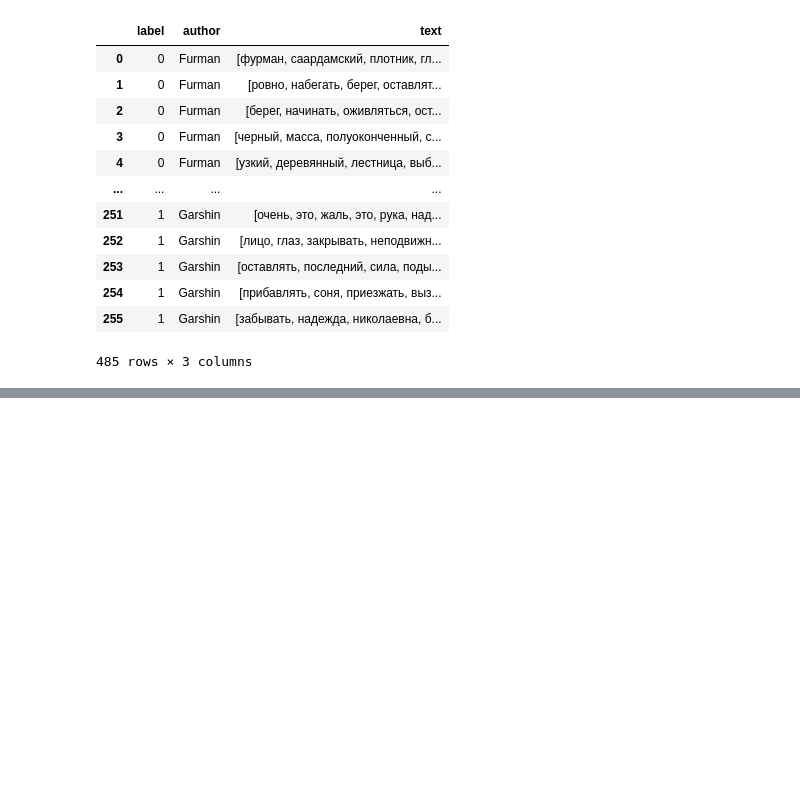
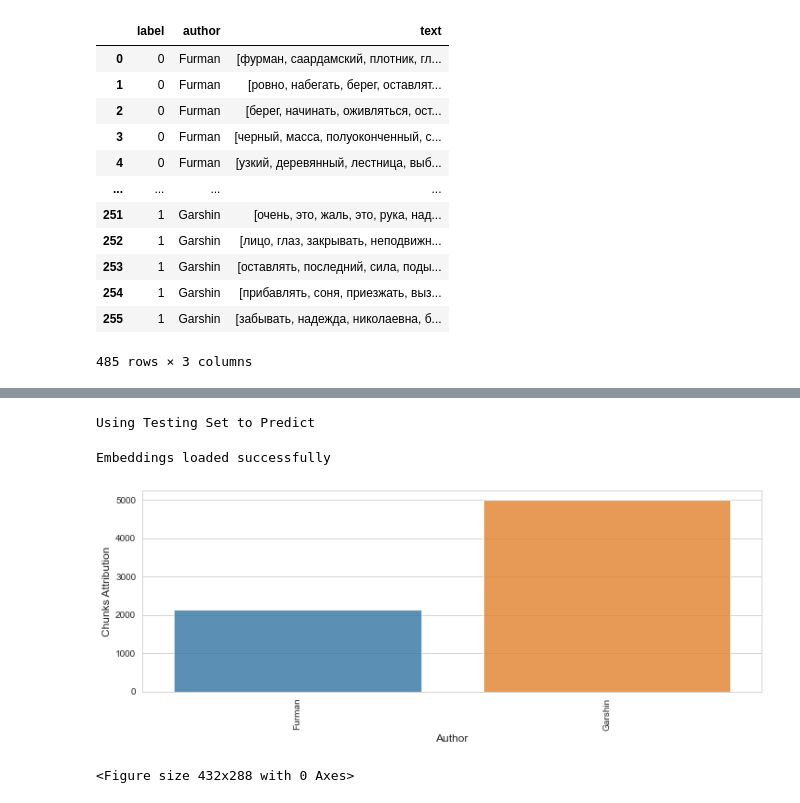
Before and after one commit to kmaltcev/NLP-BiLSTM-model, a Jupyter notebook: CNN_BiLSTM.ipynb, the cells around one changed output, grey strips where cells are left out. Cells and saved outputs as stored; diff of their text form; code cells hidden in the pictures; blank space fills up the shorter version.

```diff
--- a/CNN_BiLSTM.ipynb
+++ b/CNN_BiLSTM.ipynb
@@ -203,5 +216,13 @@ else:
+# %%
+cnn_bilstm.predict()
+# %% [output]
+Using Testing Set to Predict
 # %%
-path = f"{BOOKS_DIR}/Sholokhov/and-quiet-flows-the-don.txt"
-testing = TestSet(path, names, ELMo)
-testing.dataframe = bilstm.make_prediction(testing)
-testing.plot_prediction()
+#path = f"{BOOKS_DIR}/Sholokhov/and-quiet-flows-the-don.txt"
+#testing = TestSet(path, names, ELMo)
+#testing.dataframe = bilstm.make_prediction(testing)
+#testing.plot_prediction()
+# %% [output]
+Embeddings loaded successfully
+[figure, added]
+<Figure size 432x288 with 0 Axes>
```
Also changed, not shown: parts of 26 cells of this notebook, 14 other files.
